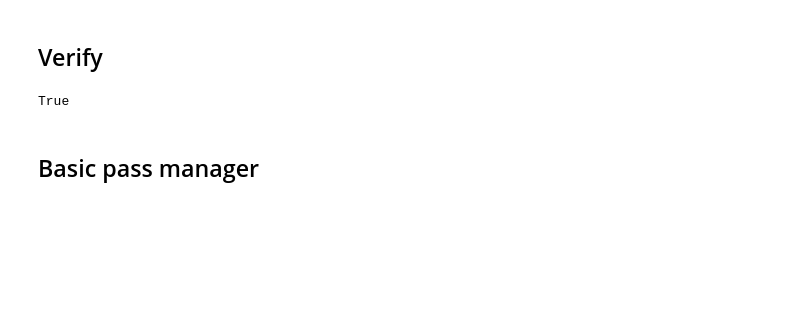
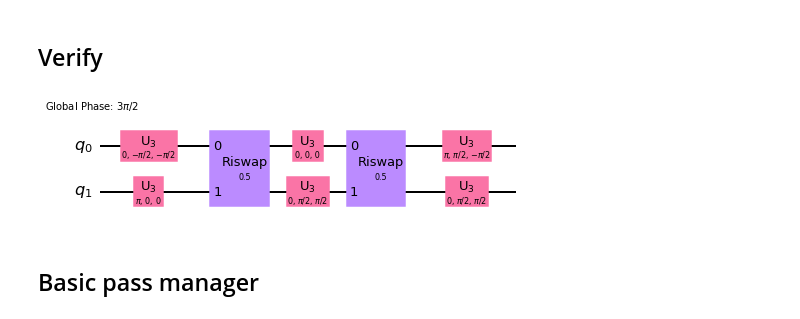
Before and after one commit to Pitt-JonesLab/clonk_transpilation, a Jupyter notebook: utils/transpiler_passes/pinlei_decomp.ipynb, the cells around one changed output. Drawn from its saved outputs; the diff is of its cells as text; code cells hidden in the pictures; blank space fills up the shorter version.

```diff
--- a/utils/transpiler_passes/pinlei_decomp.ipynb
+++ b/utils/transpiler_passes/pinlei_decomp.ipynb
@@ -267,11 +267,13 @@ def canonicalize(x, y, z):
 ## Verify
 # %%
 qc = QuantumCircuit(2)
-qc.cx(0,1)
+qc.iswap(0,1)
 new_qc = decomp(Operator(qc).data)
 Operator(new_qc).equiv(qc)
-# %% [output]
-True
+# %%
+new_qc.decompose().draw(output='mpl')
+# %% [output]
+[figure, added]
 # %% [markdown]
 ## Basic pass manager
 # %%
```
Also changed, not shown: parts of 3 cells of this notebook.
